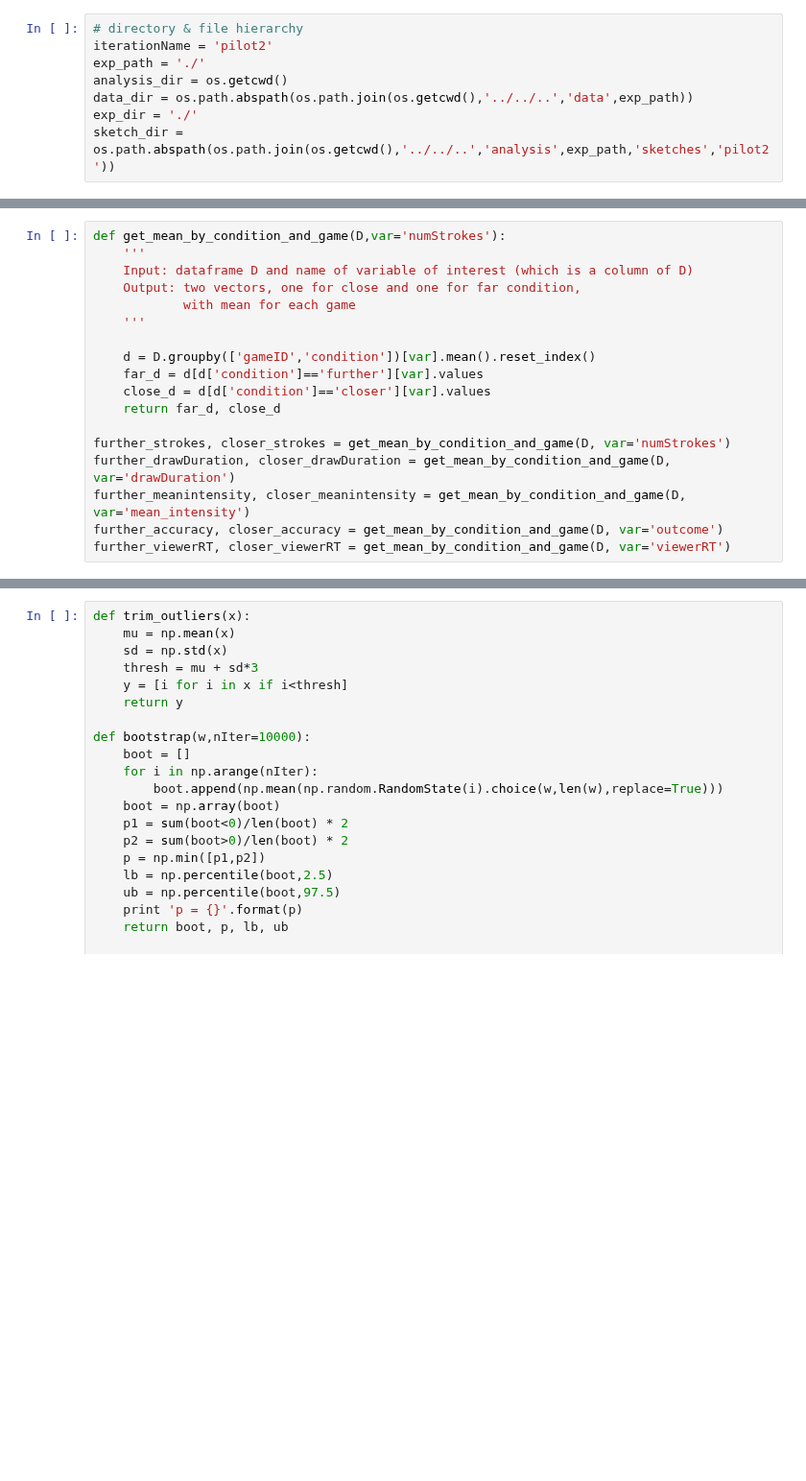
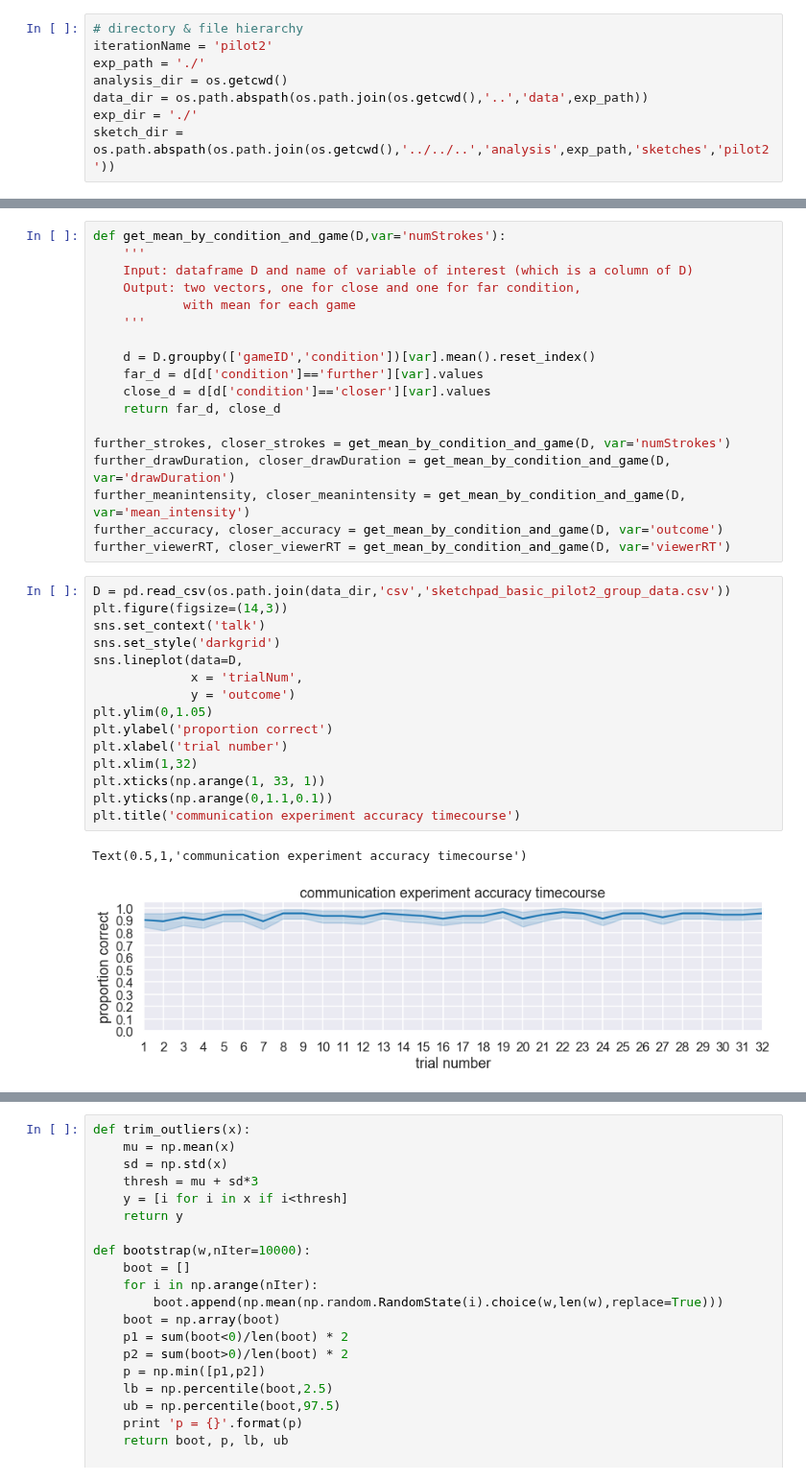
Before and after one commit to judithfan/visual_communication_in_context, a Jupyter notebook: analysis/pilot2_analysis_sketchpad_basic.ipynb, the cells around one changed output, grey strips where cells are left out. Shown at 96% size. Drawn from its saved outputs; the diff is of its cells as text; blank space fills up the shorter version.

Commit message:
add quick plot to embed in response letter

```diff
--- a/analysis/pilot2_analysis_sketchpad_basic.ipynb
+++ b/analysis/pilot2_analysis_sketchpad_basic.ipynb
@@ -32,7 +32,7 @@ reload(h)
 iterationName = 'pilot2'
 exp_path = './'
 analysis_dir = os.getcwd()
-data_dir = os.path.abspath(os.path.join(os.getcwd(),'../../..','data',exp_path))
+data_dir = os.path.abspath(os.path.join(os.getcwd(),'..','data',exp_path))
 exp_dir = './'
 sketch_dir = os.path.abspath(os.path.join(os.getcwd(),'../../..','analysis',exp_path,'sketches','pilot2'))
 # %%
@@ -280,3 +246,21 @@ further_drawDuration, closer_drawDuration = get_mean_by_condition_and_game(D, va
 further_meanintensity, closer_meanintensity = get_mean_by_condition_and_game(D, var='mean_intensity')
 further_accuracy, closer_accuracy = get_mean_by_condition_and_game(D, var='outcome')
 further_viewerRT, closer_viewerRT = get_mean_by_condition_and_game(D, var='viewerRT')
+# %%
+D = pd.read_csv(os.path.join(data_dir,'csv','sketchpad_basic_pilot2_group_data.csv'))
+plt.figure(figsize=(14,3))
+sns.set_context('talk')
+sns.set_style('darkgrid')
+sns.lineplot(data=D,
+             x = 'trialNum',
+             y = 'outcome')
+plt.ylim(0,1.05)
+plt.ylabel('proportion correct')
+plt.xlabel('trial number')
+plt.xlim(1,32)
+plt.xticks(np.arange(1, 33, 1))
+plt.yticks(np.arange(0,1.1,0.1))
+plt.title('communication experiment accuracy timecourse')
+# %% [output]
+Text(0.5,1,'communication experiment accuracy timecourse')
+[figure, added]
```
Also changed, not shown: parts of 5 cells of this notebook.
